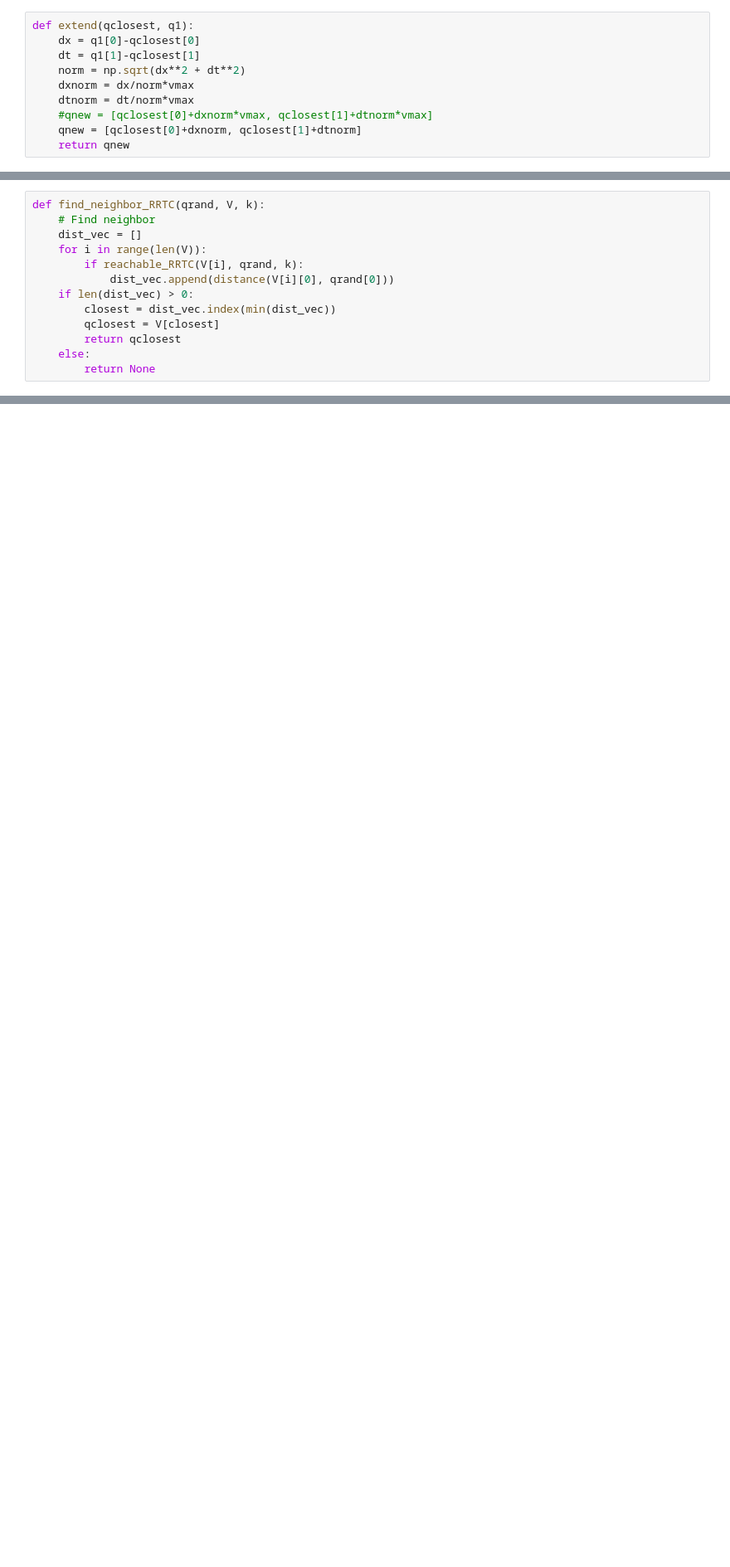
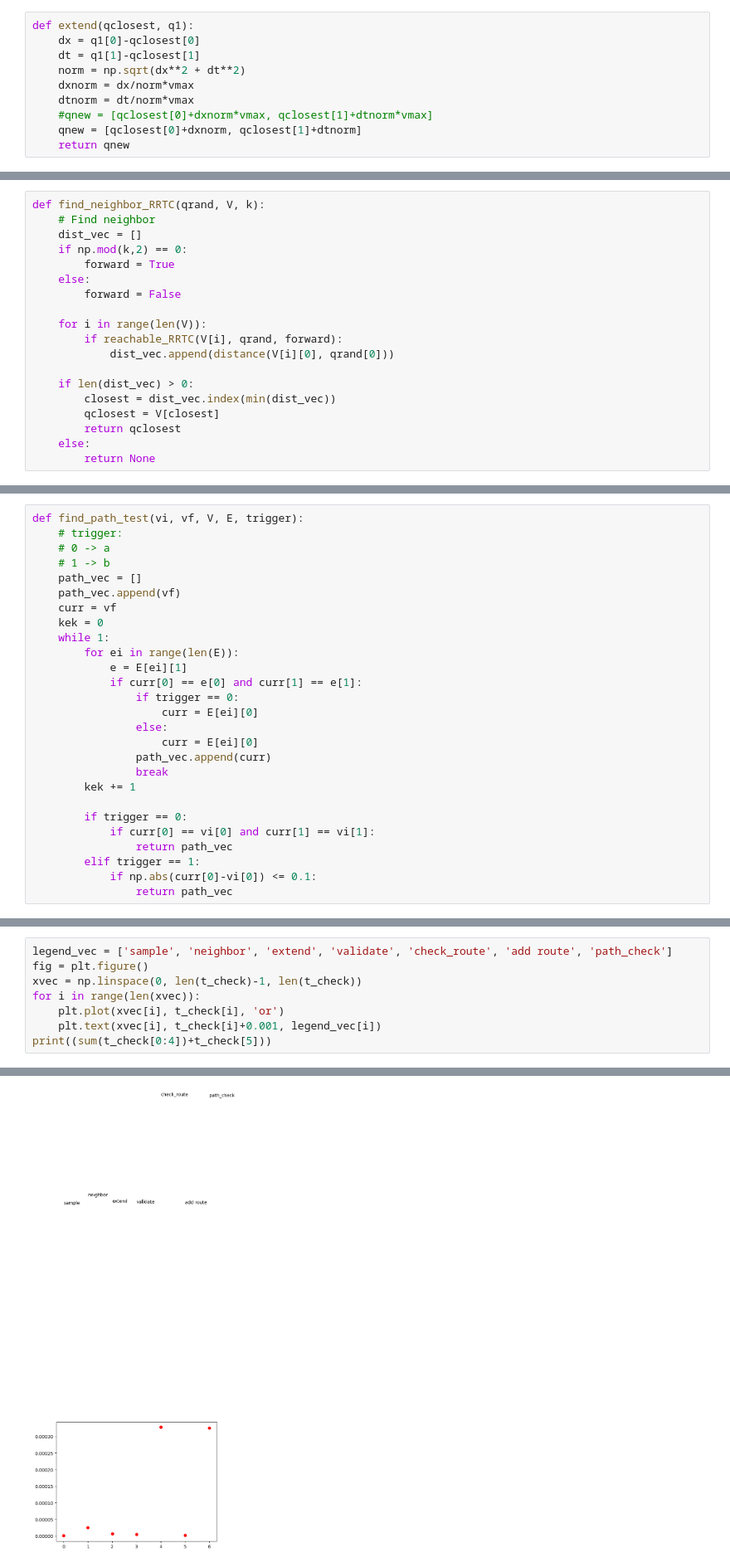
Before and after one commit to jeffersonkim97/cognis_UAM, a Jupyter notebook: script/Comparison/1D.ipynb, the cells around one changed output, grey strips where cells are left out. Shown at 83% size. Drawn from its saved outputs; the diff is of its cells as text; blank space fills up the shorter version.

```diff
--- a/script/Comparison/1D.ipynb
+++ b/script/Comparison/1D.ipynb
@@ -433,9 +507,15 @@ def random_sample_RRTC(tf, k):
 def find_neighbor_RRTC(qrand, V, k):
     # Find neighbor
     dist_vec = []
+    if np.mod(k,2) == 0:
+        forward = True
+    else:
+        forward = False
+
     for i in range(len(V)):
-        if reachable_RRTC(V[i], qrand, k):
+        if reachable_RRTC(V[i], qrand, forward):
             dist_vec.append(distance(V[i][0], qrand[0]))
+
     if len(dist_vec) > 0:
         closest = dist_vec.index(min(dist_vec))
         qclosest = V[closest]
@@ -444,0 +551,27 @@ def find_neighbor_RRTC(qrand, V, k):
+# %%
+def find_path_test(vi, vf, V, E, trigger):
+    # trigger:
+    # 0 -> a
+    # 1 -> b
+    path_vec = []
+    path_vec.append(vf)
+    curr = vf
+    kek = 0
+    while 1:
+        for ei in range(len(E)):
+            e = E[ei][1]
+            if curr[0] == e[0] and curr[1] == e[1]:
+                if trigger == 0:
+                    curr = E[ei][0]
+                else:
+                    curr = E[ei][0]
+                path_vec.append(curr)
+                break
+        kek += 1
+
+        if trigger == 0:
+            if curr[0] == vi[0] and curr[1] == vi[1]:
+                return path_vec
+        elif trigger == 1:
+            if np.abs(curr[0]-vi[0]) <= 0.1:
+                return path_vec
@@ -444,0 +898,9 @@ def find_neighbor_RRTC(qrand, V, k):
+# %%
+legend_vec = ['sample', 'neighbor', 'extend', 'validate', 'check_route', 'add route', 'path_check']
+fig = plt.figure()
+xvec = np.linspace(0, len(t_check)-1, len(t_check))
+for i in range(len(xvec)):
+    plt.plot(xvec[i], t_check[i], 'or')
+    plt.text(xvec[i], t_check[i]+0.001, legend_vec[i])
+print((sum(t_check[0:4])+t_check[5]))
+# %% [output]
@@ -444,0 +908 @@ def find_neighbor_RRTC(qrand, V, k):
+[figure, added]
```
Also changed, not shown: parts of 36 cells of this notebook.
